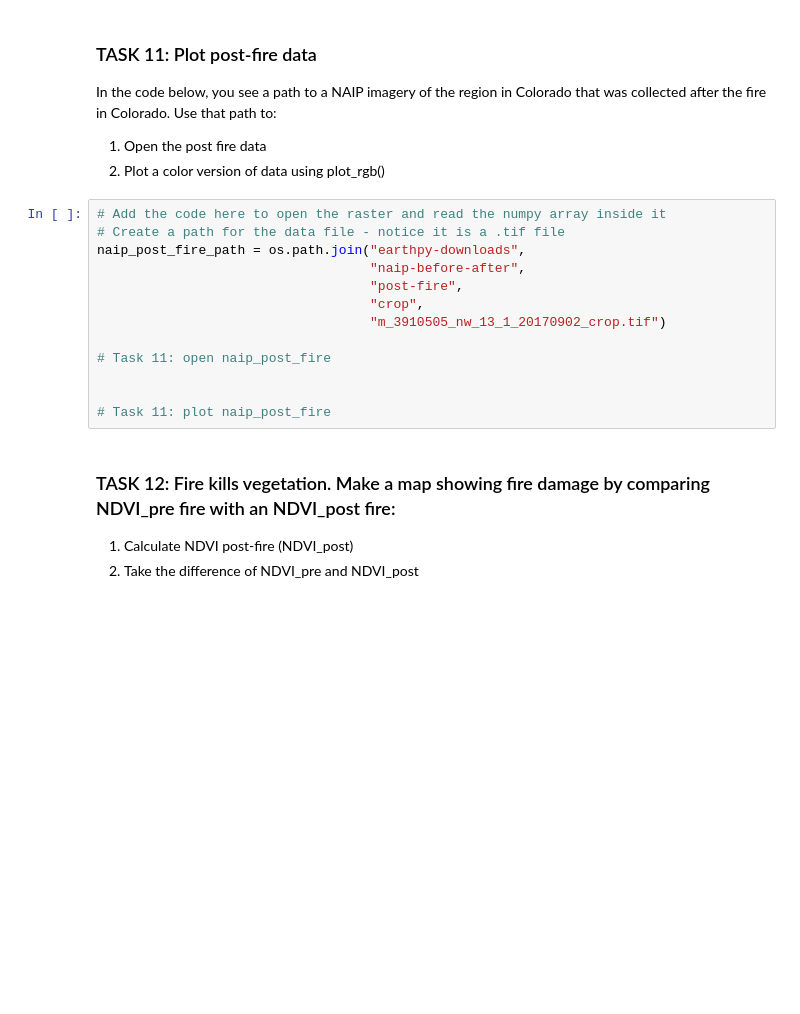
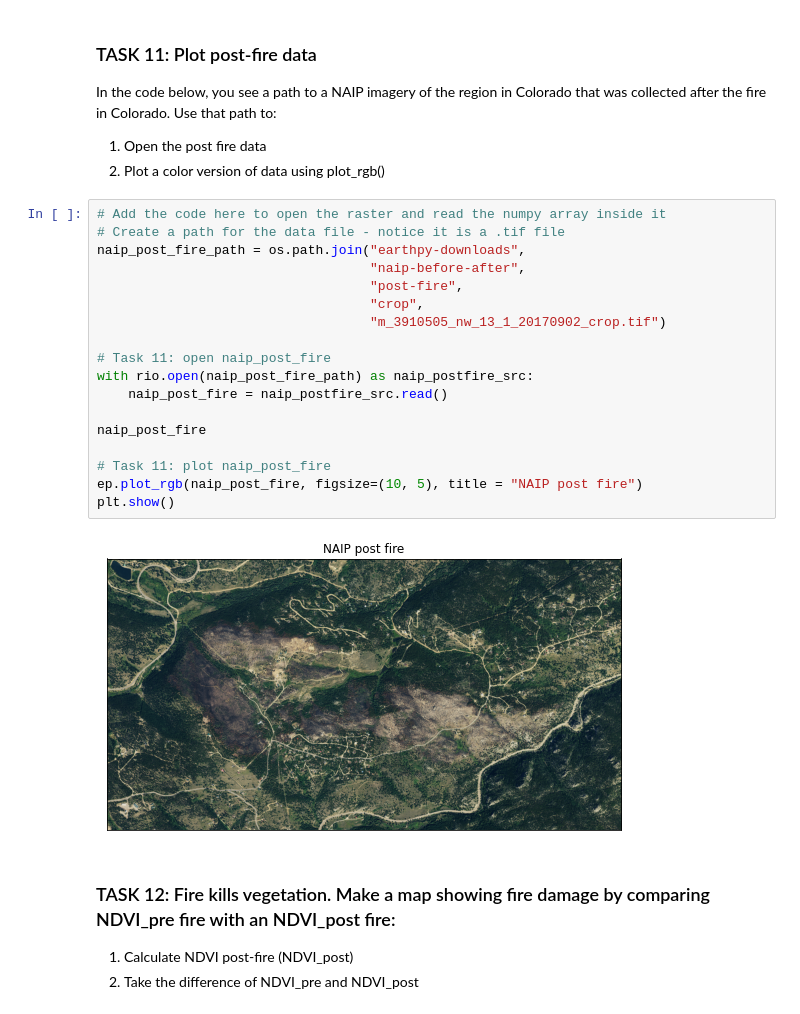
Before and after one commit to abbymwebster/EnvDatSci22, a Jupyter notebook: CodeSprints/RasterData101.ipynb, the cells around one changed output. Cells and saved outputs as stored; diff of their text form; blank space fills up the shorter version.

```diff
--- a/CodeSprints/RasterData101.ipynb
+++ b/CodeSprints/RasterData101.ipynb
@@ -543,16 +608,23 @@ In the code below, you see a path to a NAIP imagery of the region in Colorado th
 # %%
 # Add the code here to open the raster and read the numpy array inside it
 # Create a path for the data file - notice it is a .tif file
 naip_post_fire_path = os.path.join("earthpy-downloads",
                                    "naip-before-after",
                                    "post-fire",
                                    "crop",
                                    "m_3910505_nw_13_1_20170902_crop.tif")
 
 # Task 11: open naip_post_fire
+with rio.open(naip_post_fire_path) as naip_postfire_src:
+    naip_post_fire = naip_postfire_src.read()
 
+naip_post_fire
 
 # Task 11: plot naip_post_fire
+ep.plot_rgb(naip_post_fire, figsize=(10, 5), title = "NAIP post fire")
+plt.show()
+# %% [output]
+[figure, added]
 # %% [markdown]
 ### TASK 12: Fire kills vegetation. Make a map showing fire damage by comparing NDVI_pre fire with an NDVI_post fire:
 1. Calculate NDVI post-fire (NDVI_post)
```
Also changed, not shown: parts of 14 cells of this notebook.
